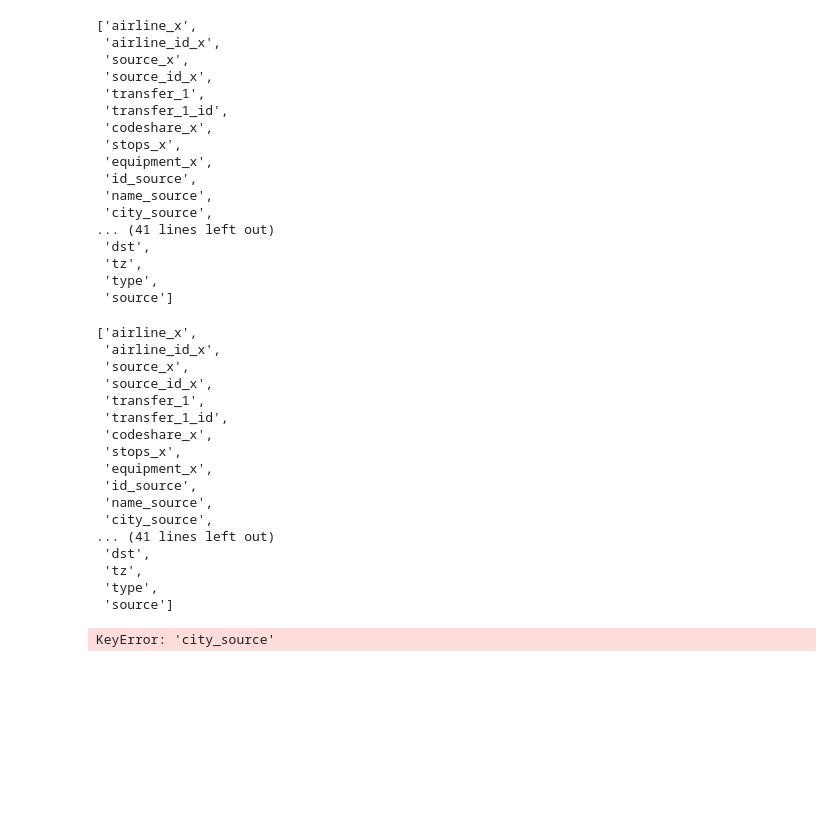
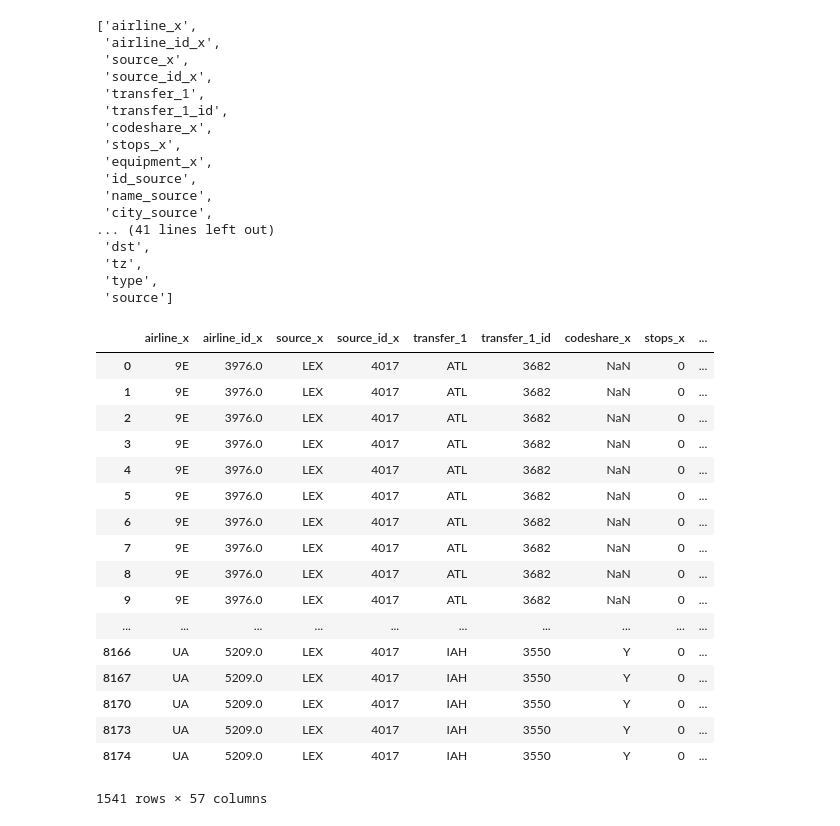
Before and after one commit to jawadmhoque/ce599, a Jupyter notebook: 09-Mapping/interactive-mapping.ipynb, the cells around one changed output. Cells and saved outputs as stored; diff of their text form; code cells hidden in the pictures; blank space fills up the shorter version.

```diff
--- a/09-Mapping/interactive-mapping.ipynb
+++ b/09-Mapping/interactive-mapping.ipynb
@@ -640,10 +640,10 @@ lex_origin_transfer
 #writer=pd.ExcelWriter('lex_origin.xlsx')
 #lex_origin_transfer.to_excel(writer,'sheet1')
 #writer.save()
-#now we have the dataframe that contains the transfer. Rename the column names? Lets check.
+#now we have the dataframe that contains the transfer. Rename the column names?
 
 
-lex_origin_final = pd.merge(lex_origin_transfer, airports, left_on='transfer_1_id', right_on='id', how='left',suffixes=['1','_dest'])
+lex_origin_final = pd.merge(lex_origin_transfer, airports, left_on='transfer_1_id', right_on='id', how='left',suffixes=['_src','_dest'])
 
 #lex_origin_final = lex_origin_final.drop(['source_y','source','source_id_y'], axis=1)
 
@@ -674,28 +674,29 @@ list(lex_origin_final)
 # %%
 #drop duplicates on source, transfer_1 and dest
 lex_routes = lex_origin_final.drop_duplicates(subset=['source', 'transfer_1','dest'])
-list(lex_routes)
+lex_routes
 #writer=pd.ExcelWriter('lex_routes.xlsx')
 #lex_routes.to_excel(writer,'sheet1')
 #writer.save()
 # %% [output]
+|  | airline_x | airline_id_x | source_x | source_id_x | transfer_1 | transfer_1_id | codeshare_x | stops_x | ... |
+| 0 | 9E | 3976.0 | LEX | 4017 | ATL | 3682 | NaN | 0 | ... |
+| 1 | 9E | 3976.0 | LEX | 4017 | ATL | 3682 | NaN | 0 | ... |
+| 2 | 9E | 3976.0 | LEX | 4017 | ATL | 3682 | NaN | 0 | ... |
+| 3 | 9E | 3976.0 | LEX | 4017 | ATL | 3682 | NaN | 0 | ... |
+| 4 | 9E | 3976.0 | LEX | 4017 | ATL | 3682 | NaN | 0 | ... |
+| 5 | 9E | 3976.0 | LEX | 4017 | ATL | 3682 | NaN | 0 | ... |
+| 6 | 9E | 3976.0 | LEX | 4017 | ATL | 3682 | NaN | 0 | ... |
+| 7 | 9E | 3976.0 | LEX | 4017 | ATL | 3682 | NaN | 0 | ... |
+| 8 | 9E | 3976.0 | LEX | 4017 | ATL | 3682 | NaN | 0 | ... |
+| 9 | 9E | 3976.0 | LEX | 4017 | ATL | 3682 | NaN | 0 | ... |
+| ... | ... | ... | ... | ... | ... | ... | ... | ... | ... |
+| 8166 | UA | 5209.0 | LEX | 4017 | IAH | 3550 | Y | 0 | ... |
+| 8167 | UA | 5209.0 | LEX | 4017 | IAH | 3550 | Y | 0 | ... |
+| 8170 | UA | 5209.0 | LEX | 4017 | IAH | 3550 | Y | 0 | ... |
+| 8173 | UA | 5209.0 | LEX | 4017 | IAH | 3550 | Y | 0 | ... |
+| 8174 | UA | 5209.0 | LEX | 4017 | IAH | 3550 | Y | 0 | ... |
-['airline_x',
- 'airline_id_x',
- 'source_x',
- 'source_id_x',
- 'transfer_1',
- 'transfer_1_id',
- 'codeshare_x',
- 'stops_x',
- 'equipment_x',
- 'id_source',
- 'name_source',
- 'city_source',
-... (41 lines left out)
- 'dst',
- 'tz',
- 'type',
- 'source']
+1541 rows × 57 columns
 # %%
 # create a basic map, centered on Lexington
 lex_air = folium.Map(
@@ -712,20 +713,20 @@ route_set = set()
 for name, row in lex_routes.iterrows():
 
     if row['source'] not in airport_set:
-        popup_string = row['city_source'] + ' (' + row['source'] + ')'
+        #popup_string = row['city_source'] + ' (' + row['source'] + ')'
         marker = folium.CircleMarker([row["latitude_source"], row["longitude_source"]],
                                      color='DarkCyan',
                                      fill_color='DarkCyan',
-                                     radius=5, popup=popup_string)
+                                     radius=5)
         marker.add_to(lex_air)
         airport_set.add(row['source'])
 
     if row['dest'] not in airport_set:
-        popup_string = row['city_dest'] + '(' + row['dest'] + ')'
-        marker = folium.CircleMarker([row["latitude_dest"], row["longitude_dest"]],
+        #popup_string = row['city_dest'] + '(' + row['dest'] + ')'
+        marker = folium.CircleMarker([row["latitude_transfer"], row["longitude_transfer"]],
                                      color='MidnightBlue',
                                      fill_color='MidnightBlue',
-                                     radius=5, popup=popup_string)
+                                     radius=5)
         marker.add_to(lex_air)
         airport_set.add(row['dest'])
 
@@ -733,7 +734,7 @@ for name, row in lex_routes.iterrows():
     if (row['source'],row['dest']) not in route_set:
         popup_string = row['source'] + '-' + row['dest']
         line = folium.PolyLine([(row["latitude_source"], row["longitude_source"]),
-                                (row["latitude_dest"], row["longitude_dest"])],
+                                (row["latitude_transfer"], row["longitude_transfer"])],
                                 weight=2,
                                 popup=popup_string)
         line.add_to(lex_air)
@@ -741,5 +742,3 @@ for name, row in lex_routes.iterrows():
 
 lex_air
 lex_air.save('lex_air.html')
-# %% [output]
-KeyError: 'city_source'
```
Also changed, not shown: parts of 1 cell of this notebook.
